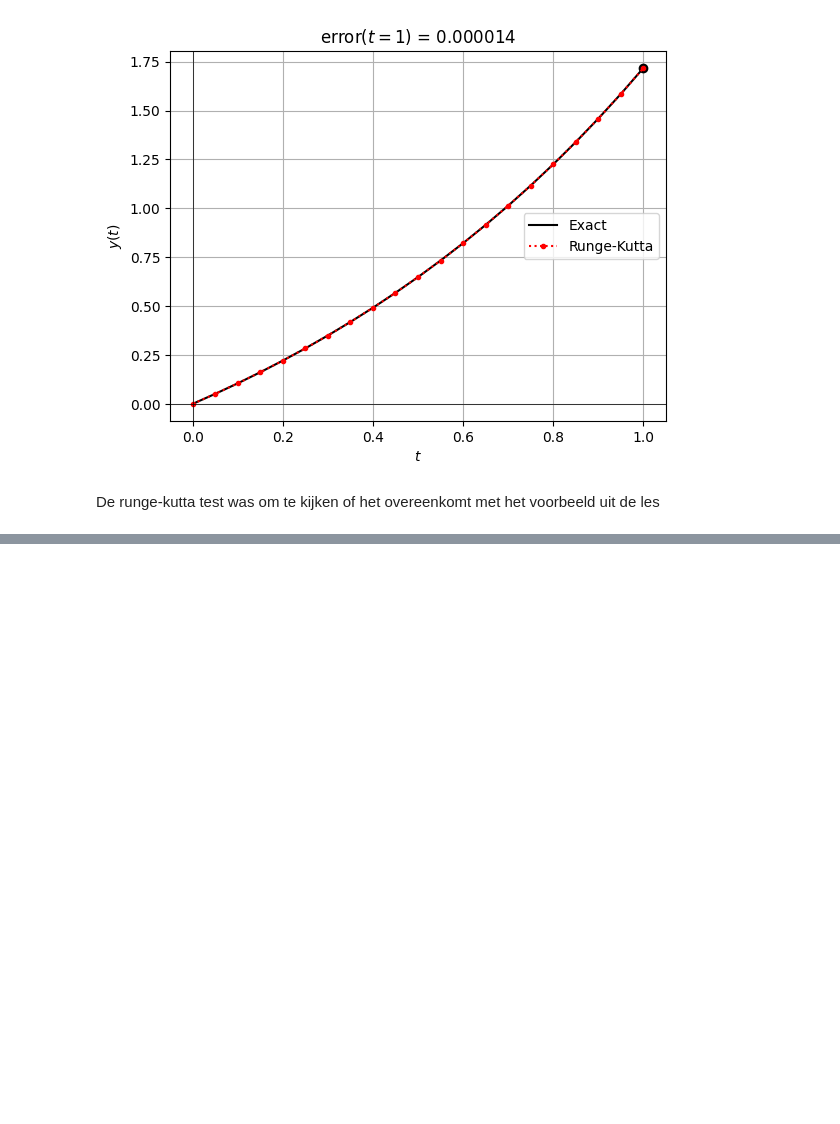
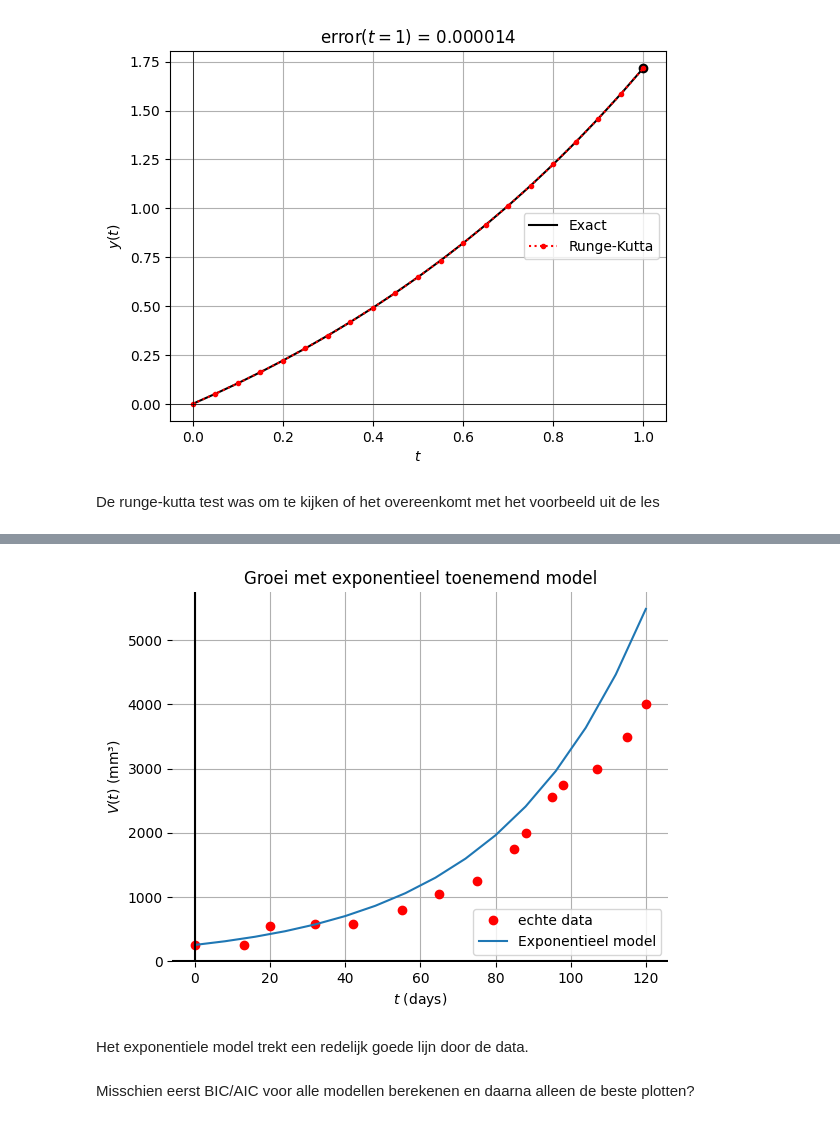
Before and after one commit to MirteDraaijer/ODEs, a Jupyter notebook: ode_demo.ipynb, the cells around one changed output, grey strips where cells are left out. Cells and saved outputs as stored; diff of their text form; code cells hidden in the pictures; blank space fills up the shorter version.

```diff
--- a/ode_demo.ipynb
+++ b/ode_demo.ipynb
@@ -153,0 +168,34 @@ print(params)
+# %%
+import pandas as pd
+from ode_solver import *
+
+ts_exact = [0, 13, 20, 32, 42, 55, 65, 75, 85, 88, 95, 98, 107, 115, 120]
+Vs_exact = [250, 255, 550, 575, 576, 800, 1050, 1250, 1750, 2000, 2550, 2750, 3000, 3500, 4000]
+
+pd.DataFrame({'$t$': ts_exact, '$V$': Vs_exact}).T
+
+voorbeeld1 = ode_solver(250, 15, 8)
+params0 = {"c" : 0.0, "startvol" : 250, "n" : 120, "dt" : 0.1}
+params = voorbeeld1.fit(
+    echte_volumes=  Vs_exact,
+    model = lambda c, startvol, n, dt: voorbeeld1.exponentieel_toenemend(startvol, n, dt, c),
+    params0 = params0
+)
+
+dagen, volumes = voorbeeld1.exponentieel_toenemend(**params)
+
+plt.plot(ts_exact, Vs_exact, 'or', label = 'echte data')
+voorbeeld1.plot(dagen, volumes, 'Exponentieel model')
+
+plt.axhline(0.0, color='k'); plt.axvline(0.0, color='k')
+plt.title('Groei met exponentieel toenemend model'); plt.xlabel('$t$ (days)'); plt.ylabel('$V(t)$ (mm³)')
+plt.grid(True); plt.box(False)
+plt.legend()
+
+plt.show()
+# %% [output]
+[figure, added]
+# %% [markdown]
+Het exponentiele model trekt een redelijk goede lijn door de data.
+# %% [markdown]
+Misschien eerst BIC/AIC voor alle modellen berekenen en daarna alleen de beste plotten?
```
Also changed, not shown: parts of 7 cells of this notebook, 1 other file.
